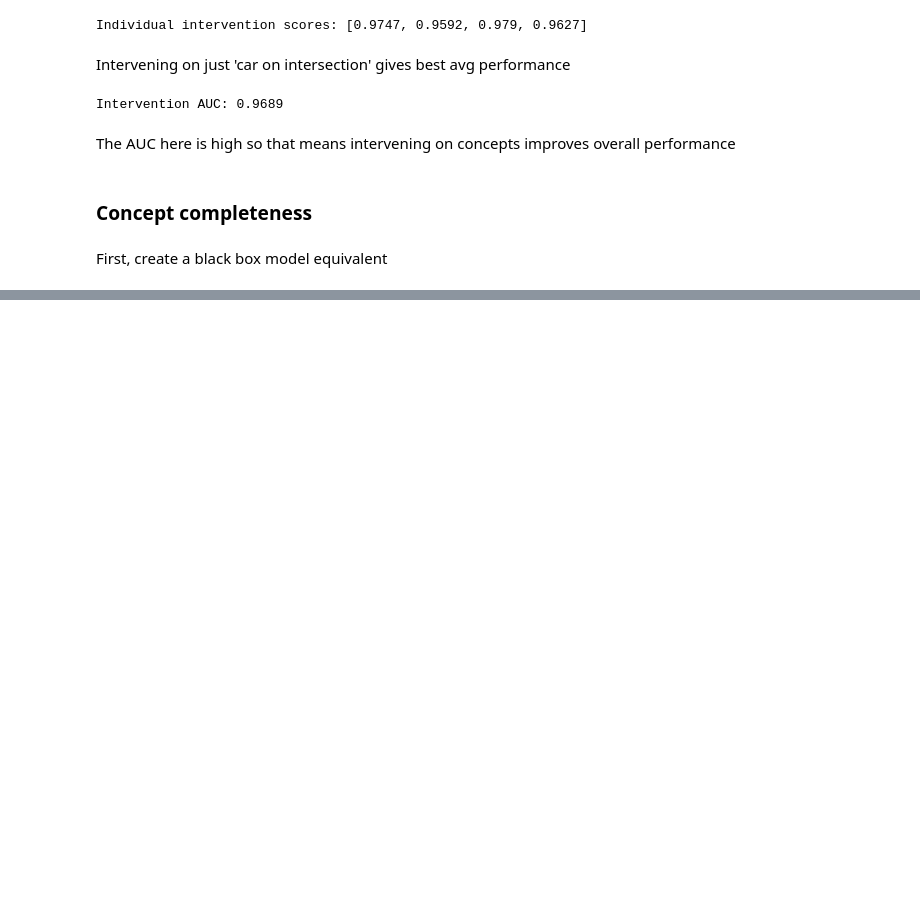
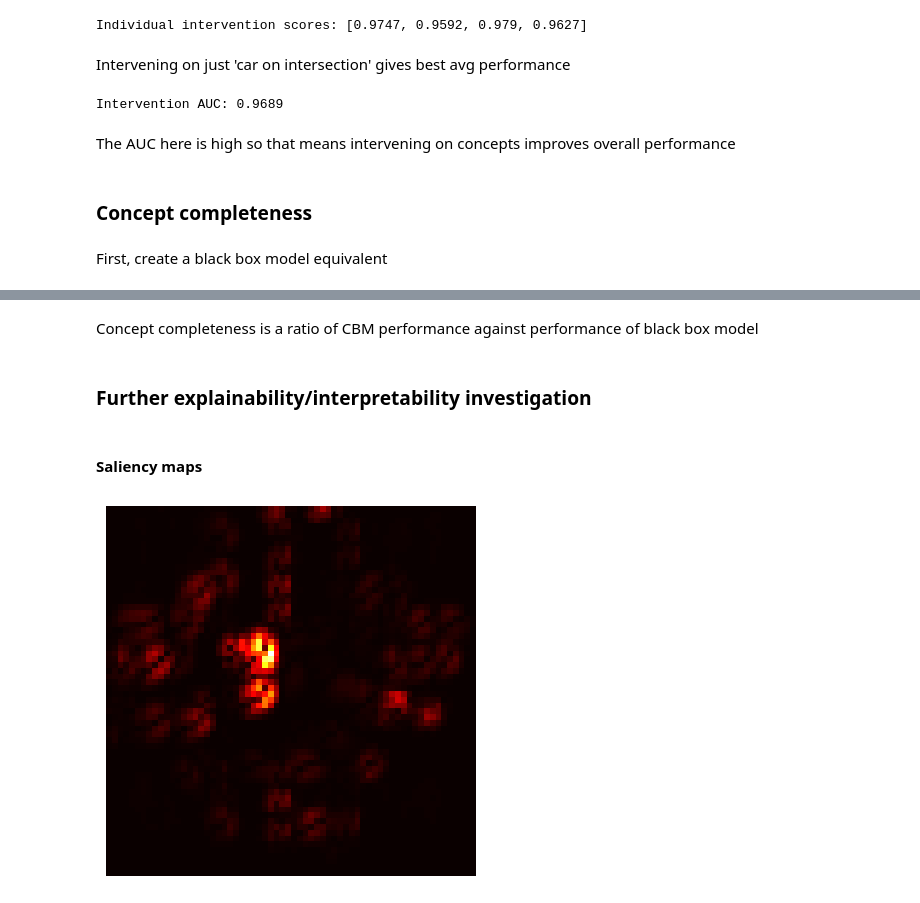
Before and after one commit to technologeve/concept-bottlenecks, a Jupyter notebook: traffic_light.ipynb, the cells around one changed output, grey strips where cells are left out. Drawn from its saved outputs; the diff is of its cells as text; code cells hidden in the pictures; blank space fills up the shorter version.

Commit message:
Add saliency map

```diff
--- a/traffic_light.ipynb
+++ b/traffic_light.ipynb
@@ -397,0 +423,25 @@ Concept completeness: 99.69%
+# %% [markdown]
+Concept completeness is a ratio of CBM performance against performance of black box model
+# %% [markdown]
+### Further explainability/interpretability investigation
+# %% [markdown]
+#### Saliency maps
+# %%
+model.eval()
+sample_image = x_test[0].unsqueeze(0)
+sample_image.requires_grad_()   # enable gradient wrt input
+
+# Forward pass
+c_pred = model.c_layer(model.encoder(sample_image)).sigmoid()
+
+# Choose one concept (scalar)
+c = c_pred[0, 1]   # pick index 1 as example
+c.backward()       # now valid
+
+# Saliency wrt input
+saliency, _ = torch.max(sample_image.grad.data.abs(), dim=1)
+plt.imshow(saliency[0], cmap=plt.cm.hot)
+plt.axis('off')
+plt.show()
+# %% [output]
+[figure, added]
```
Also changed, not shown: parts of 12 cells of this notebook.
